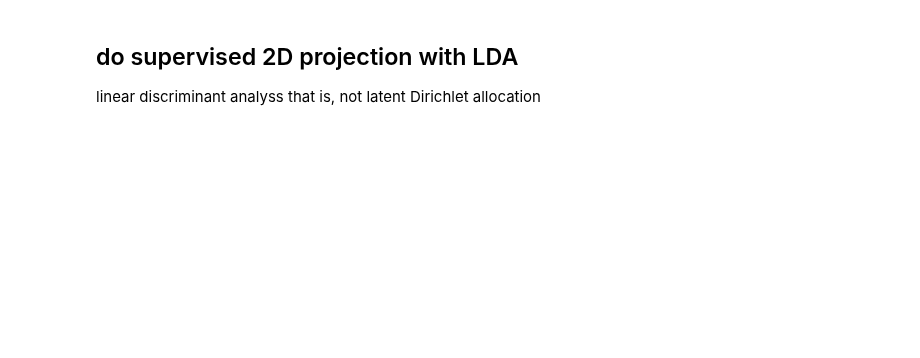
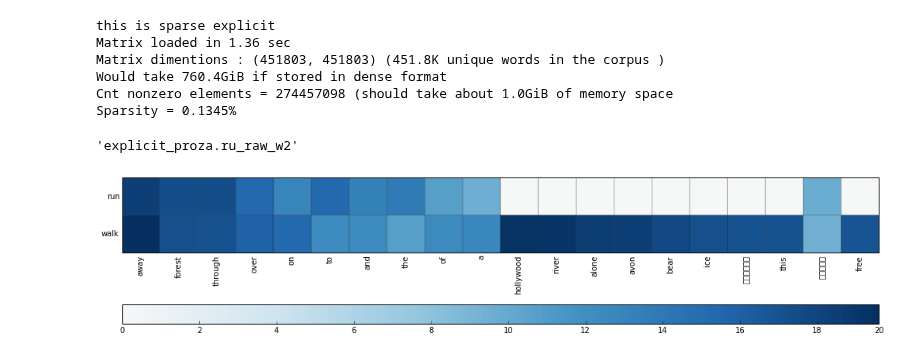
Before and after one commit to undertherain/vsmlib, a Jupyter notebook: python/Pairs.ipynb, the cells around one changed output. Cells and saved outputs as stored; diff of their text form; code cells hidden in the pictures; blank space fills up the shorter version.

```diff
--- a/python/Pairs.ipynb
+++ b/python/Pairs.ipynb
@@ -87,6 +0,0 @@ classes=df["class"].unique()
-# %%
-cnts = df.groupby("class").agg(pandas.Series.nunique)
-mpl.rcParams['figure.figsize'] = (12.0, 6.0)
-fig, ax = plt.subplots()
-cnts.plot(kind="barh",legend=False,ax=ax)
-ax.set_xlabel("word count");
@@ -158,6 +0,0 @@ text_color="black"
-# %%
-mpl.rcParams['figure.figsize'] = (18.0, 10.0)
-df_pca=pandas.DataFrame(p,index=y)
-df_pca.reset_index(level=0, inplace=True)
-parallel_coordinates(df_pca,"index",alpha=0.7,linewidth=0.4)
-#plt.savefig("parallel_multy_"+m.name+"_verbs.pdf", bbox_inches='tight',transparent=True)
@@ -190,3 +1,43 @@ plt.legend()
-# %% [markdown]
-## do supervised 2D projection with LDA
-linear discriminant analyss that is, not latent Dirichlet allocation
+# %%
+import random
+import socket
+import numpy as np
+import matplotlib as mpl
+from matplotlib import pyplot as plt
+import sklearn
+from sklearn.linear_model import LogisticRegression
+import sklearn.decomposition
+%matplotlib inline
+import vsmlib
+import brewer2mpl
+import pandas
+from pandas.tools.plotting import parallel_coordinates
+mpl.rcParams['figure.figsize'] = (17.5, 8.0)
+# %%
+if socket.gethostname()=="cypress":
+    dir_root="/storage/scratch/SVD/explicit_BNC_w3_pos_svd_400_C0.1/"
+    dir_root="/storage/scratch/SVD/explicit_Giga_2w_svd_500_C0.6/"
+if socket.gethostname()=="ashtree":
+    dir_root="/mnt/work/nlp_scratch/SVD/explicit_Giga_2w_svd_500_C0.6/"
+    #dir_root="/mnt/work/nlp_scratch/test"
+if socket.gethostname()=="rc017.m.gsic.titech.ac.jp":
+    dir_root="/home/blackbird/data/scratch/sparse/Russian/proza.ru_raw_w2/"
+    #dir_root="/home/blackbird/data/scratch/sparse/test/"
+# %%
+m=vsmlib.model.load_from_dir(dir_root)
+# %% [output]
+this is sparse explicit
+Matrix loaded in 1.36 sec
+Matrix dimentions : (451803, 451803) (451.8K unique words in the corpus )
+Would take 760.4GiB if stored in dense format
+Cnt nonzero elements = 274457098 (should take about 1.0GiB of memory space
+Sparsity = 0.1345%
+# %%
+m.name
+# %% [output]
+'explicit_proza.ru_raw_w2'
+# %%
+from vsmlib.visualize import draw_features
+draw_features(m,["walk","run"])
+# %% [output]
+[figure, added]
```
Also changed, not shown: parts of 33 cells of this notebook, 2 other files.
